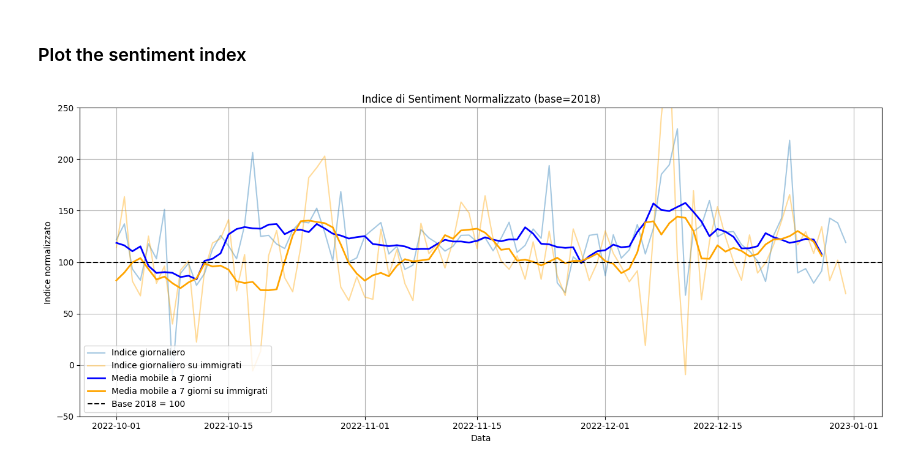
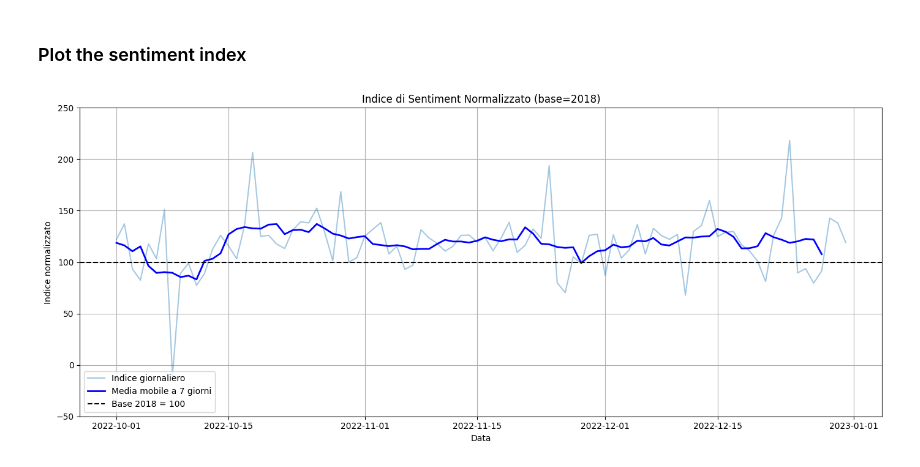
Before and after one commit to mauroIstat/hate-speech, a Jupyter notebook: time-series_update.ipynb, the cells around one changed output. Cells and saved outputs as stored; diff of their text form; code cells hidden in the pictures.

```diff
--- a/time-series_update.ipynb
+++ b/time-series_update.ipynb
@@ -99,6 +153,14 @@ with open(file_path, "r") as f:
 # %%
 df_sentiment = get_time_series(data, "-")
 df_semantic = get_time_series(data, SEMANTIC_GROUP)
+# %%
+dates_to_impute = ['2022-12-08', '2022-12-09', '2022-12-10']
+
+df_sentiment, sentiment_imputation_log = impute_multiple_dates(df_sentiment, dates_to_impute)
+df_semantic, semantic_imputation_log = impute_multiple_dates(df_semantic, dates_to_impute)
+
+#pprint.pprint(sentiment_imputation_log)
+#pprint.pprint(semantic_imputation_log)
 # %% [markdown]
 ### Save time-series (date, sentiment_score, volume) in .csv
 # %%
@@ -224,13 +284,13 @@ plt.plot(
     alpha=0.4,
 )
 
-plt.plot(
-    df_semantic_normalized_filtered["date"],
-    df_semantic_normalized_filtered["normalized_index"],
-    label="Indice giornaliero su immigrati",
-    color="orange",
-    alpha=0.4,
-)
+#plt.plot(
+#    df_semantic_normalized_filtered["date"],
+#    df_semantic_normalized_filtered["normalized_index"],
+#    label="Indice giornaliero su immigrati",
+#    color="orange",
+#    alpha=0.4,
+#)
 
 
 
@@ -242,38 +302,38 @@ plt.plot(
     color="blue",
     linewidth=2,
 )
 
-plt.plot(
-    df_semantic_normalized_filtered["date"],
-    df_semantic_normalized_filtered["rolling_7d"],
-    label="Media mobile a 7 giorni su immigrati",
-    color="orange",
-    linewidth=2,
-)
+#plt.plot(
+#    df_semantic_normalized_filtered["date"],
+#    df_semantic_normalized_filtered["rolling_7d"],
+#    label="Media mobile a 7 giorni su immigrati",
+#    color="orange",
+#    linewidth=2,
+#)
 
 
 plt.axhline(
     y=100, color="black", linestyle="--", linewidth=1.5, label="Base 2018 = 100"
 )
 
 
 plt.ylim(-50, 250)
 # plt.xlim(start_date, end_date)
 
 # Imposta i tick personalizzati
 # plt.gca().set_xticks(tick_dates)
 # plt.gca().xaxis.set_major_formatter(mdates.DateFormatter('%Y-%m'))
 # plt.xticks(rotation=45)
 
 plt.title("Indice di Sentiment Normalizzato (base=2018)")
 plt.xlabel("Data")
 plt.ylabel("Indice normalizzato")
 plt.legend(loc="lower left")
 plt.grid(True)
 plt.tight_layout()
 
 plt.savefig("charts/hs_indice_sentiment_normalizzato.png", dpi=300, bbox_inches="tight")
 
 plt.show()
 # %% [output]
-[figure, old version]
+[figure, new version]
```
Also changed, not shown: parts of 4 cells of this notebook, 3 other files.
